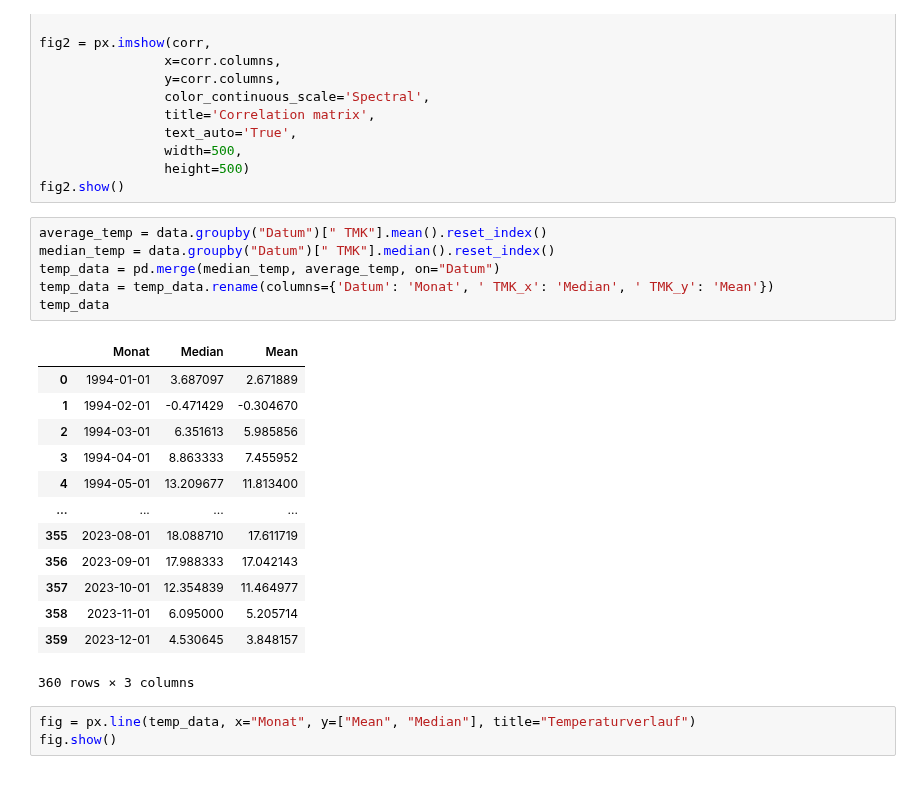
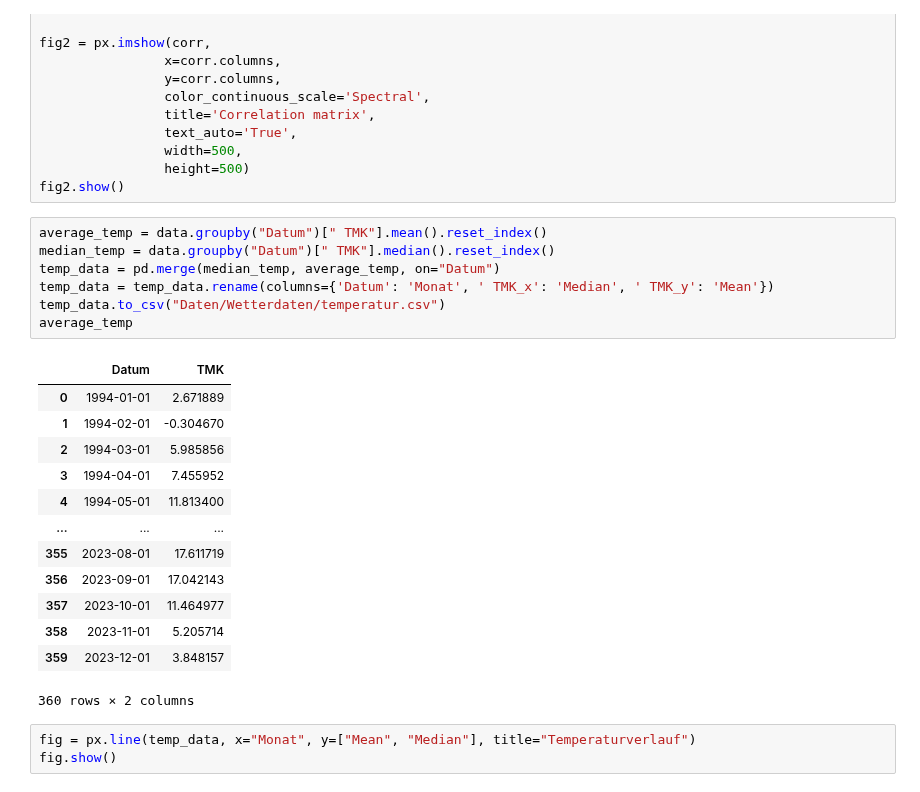
Before and after one commit to Fxvdi/dabi2-project, a Jupyter notebook: geographie.ipynb, the cells around one changed output. Drawn from its saved outputs; the diff is of its cells as text.

```diff
--- a/geographie.ipynb
+++ b/geographie.ipynb
@@ -278,23 +283,24 @@ fig2.show()
 # %%
 average_temp = data.groupby("Datum")[" TMK"].mean().reset_index()
 median_temp = data.groupby("Datum")[" TMK"].median().reset_index()
 temp_data = pd.merge(median_temp, average_temp, on="Datum")
 temp_data = temp_data.rename(columns={'Datum': 'Monat', ' TMK_x': 'Median', ' TMK_y': 'Mean'})
-temp_data
+temp_data.to_csv("Daten/Wetterdaten/temperatur.csv")
+average_temp
 # %% [output]
-|  | Monat | Median | Mean |
-| 0 | 1994-01-01 | 3.687097 | 2.671889 |
-| 1 | 1994-02-01 | -0.471429 | -0.304670 |
-| 2 | 1994-03-01 | 6.351613 | 5.985856 |
-| 3 | 1994-04-01 | 8.863333 | 7.455952 |
-| 4 | 1994-05-01 | 13.209677 | 11.813400 |
-| ... | ... | ... | ... |
-| 355 | 2023-08-01 | 18.088710 | 17.611719 |
-| 356 | 2023-09-01 | 17.988333 | 17.042143 |
-| 357 | 2023-10-01 | 12.354839 | 11.464977 |
-| 358 | 2023-11-01 | 6.095000 | 5.205714 |
-| 359 | 2023-12-01 | 4.530645 | 3.848157 |
+|  | Datum | TMK |
+| 0 | 1994-01-01 | 2.671889 |
+| 1 | 1994-02-01 | -0.304670 |
+| 2 | 1994-03-01 | 5.985856 |
+| 3 | 1994-04-01 | 7.455952 |
+| 4 | 1994-05-01 | 11.813400 |
+| ... | ... | ... |
+| 355 | 2023-08-01 | 17.611719 |
+| 356 | 2023-09-01 | 17.042143 |
+| 357 | 2023-10-01 | 11.464977 |
+| 358 | 2023-11-01 | 5.205714 |
+| 359 | 2023-12-01 | 3.848157 |
-360 rows × 3 columns
+360 rows × 2 columns
 # %%
 fig = px.line(temp_data, x="Monat", y=["Mean", "Median"], title="Temperaturverlauf")
 fig.show()
```
Also changed, not shown: parts of 1 cell of this notebook, 2 other files.
